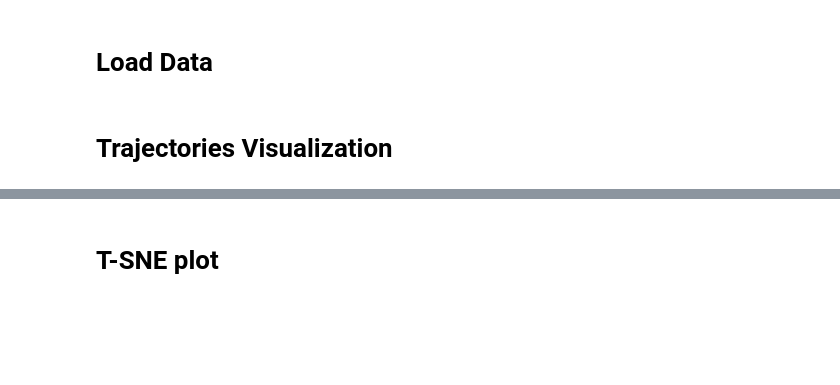
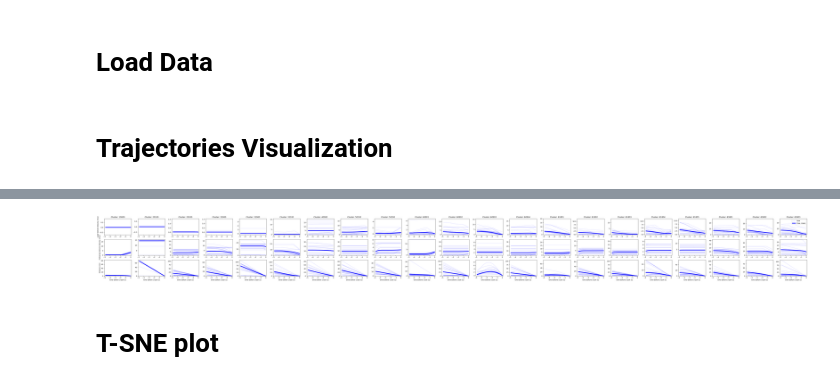
Before and after one commit to ShawnZhaoMX/RearEndCrashGeneration, a Jupyter notebook: Evaluation.ipynb, the cells around one changed output, grey strips where cells are left out. Drawn from its saved outputs; the diff is of its cells as text; code cells hidden in the pictures; blank space fills up the shorter version.

```diff
--- a/Evaluation.ipynb
+++ b/Evaluation.ipynb
@@ -98,3 +99,14 @@ trajInspection(
+# %%
+from utils_plot import clsInspection
+clsInspection(
+    X_gen_eva[~idxcut_gen_eva],
+    y_gen_eva[~idxcut_gen_eva],
+    Weight_gen_eva[~idxcut_gen_eva],
+    traj_number = 25,
+    line_transparency = 1,
+)
+# %% [output]
+[figure, added]
 # %%
 # [:y_gen_eva.shape[0]][y_gen_eva_filter!=-1]
 # %% [markdown]
```
Also changed, not shown: parts of 5 cells of this notebook, 2 other files.
